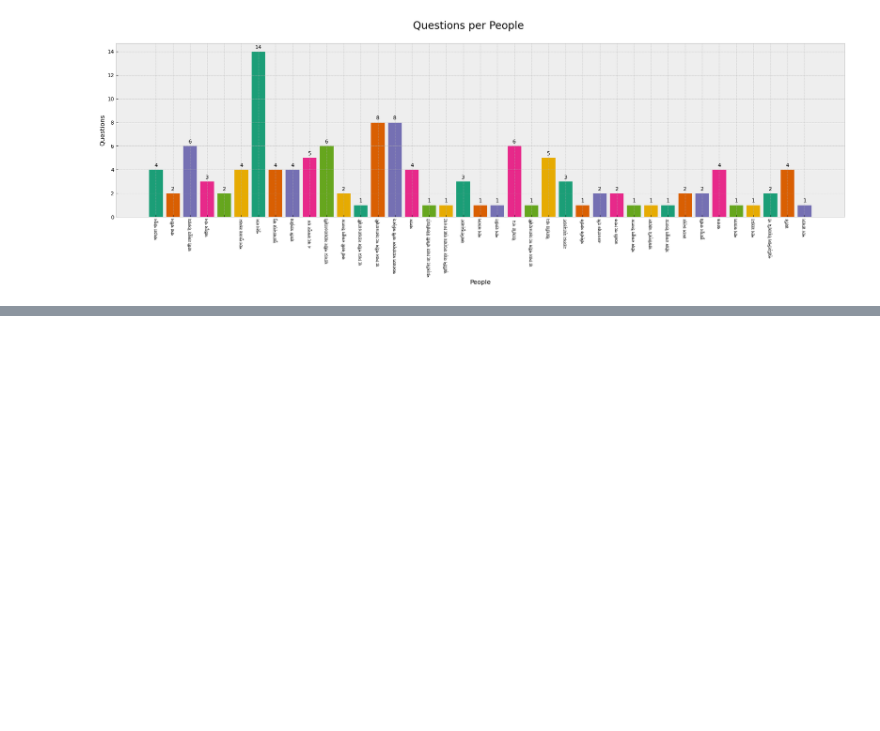
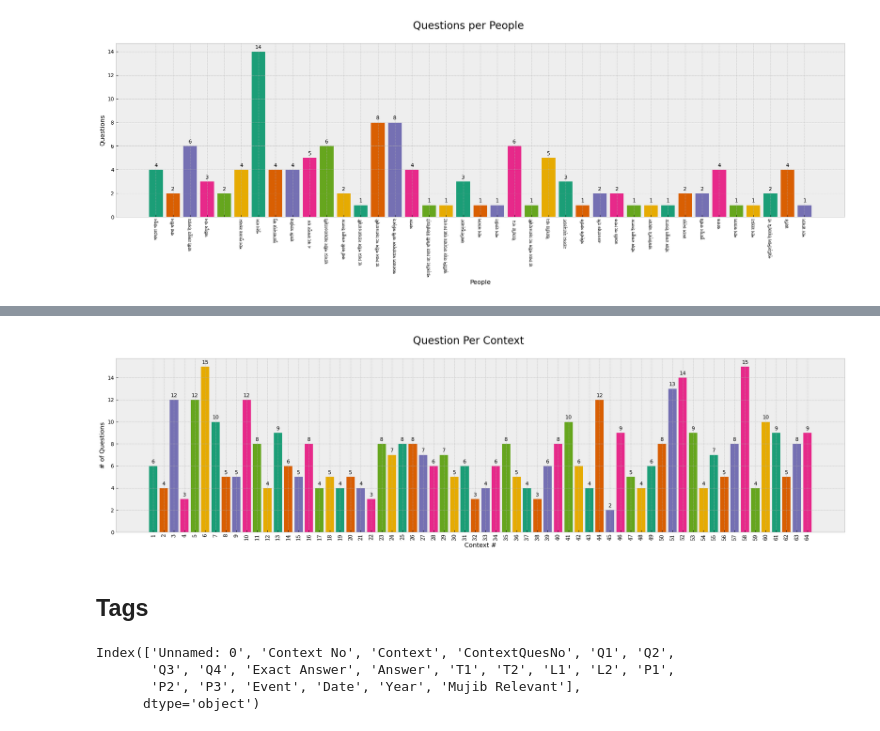
Before and after one commit to afschowdhury/m_jiggasa_test, a Jupyter notebook: schema experiments/eda_final.ipynb, the cells around one changed output, grey strips where cells are left out. Cells and saved outputs as stored; diff of their text form; code cells hidden in the pictures; blank space fills up the shorter version.

```diff
--- a/schema experiments/eda_final.ipynb
+++ b/schema experiments/eda_final.ipynb
@@ -517,0 +681,13 @@ plot_bar_plot(a,
+# %%
+ctx_ques = []
+
+for item in data:
+    ctx = item['context']
+    qtns = []
+    for qas in item['qas']:
+        qtns.append(qas['qtns'])
+    ctx_ques.append({
+        'ctx':ctx,
+        'qtns': qtns
+
+    })
@@ -517,0 +705,19 @@ plot_bar_plot(a,
+# %%
+plot_bar_plot([*range(1,len(ctx_ques)+1,1)],
+              qs_in_ctx,
+              "Context #",
+              "# of Questions",
+              "Question Per Context",
+              show_number=True,
+              show_x=True)
+# %% [output]
+[figure, added]
+# %% [markdown]
+## Tags
+# %%
+df.columns
+# %% [output]
+Index(['Unnamed: 0', 'Context No', 'Context', 'ContextQuesNo', 'Q1', 'Q2',
+       'Q3', 'Q4', 'Exact Answer', 'Answer', 'T1', 'T2', 'L1', 'L2', 'P1',
+       'P2', 'P3', 'Event', 'Date', 'Year', 'Mujib Relevant'],
+      dtype='object')
```
Also changed, not shown: parts of 29 cells of this notebook, 3 other files.
